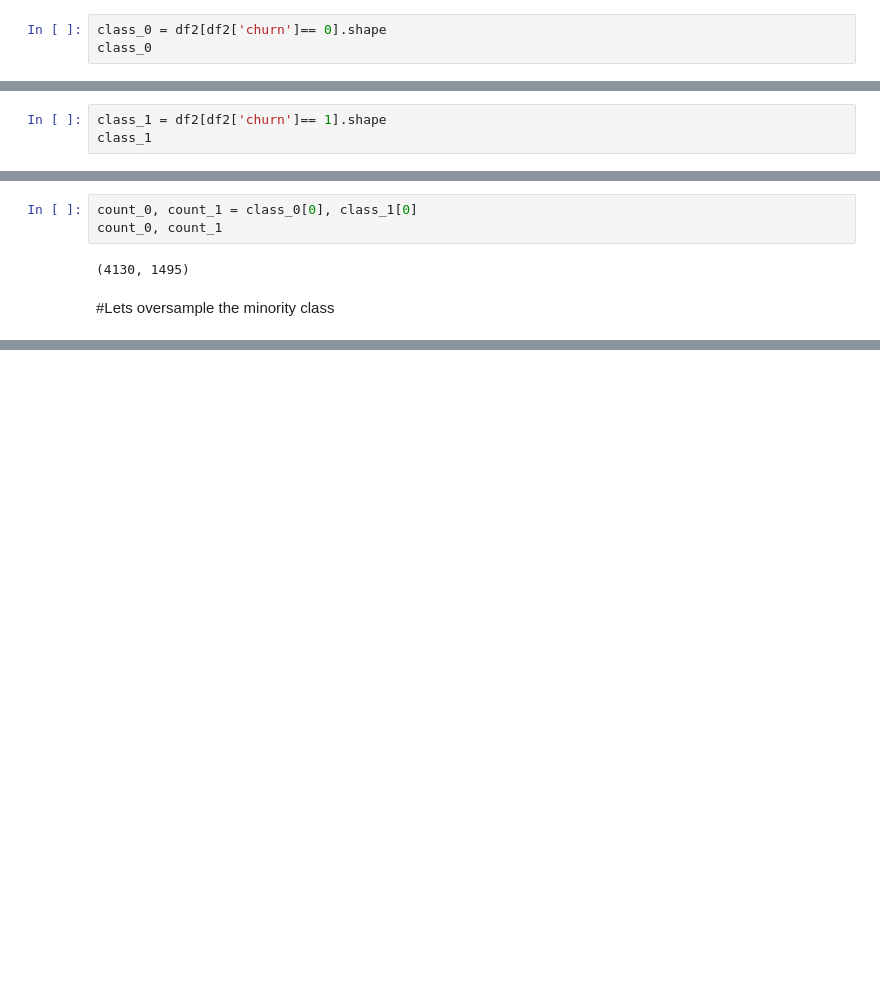
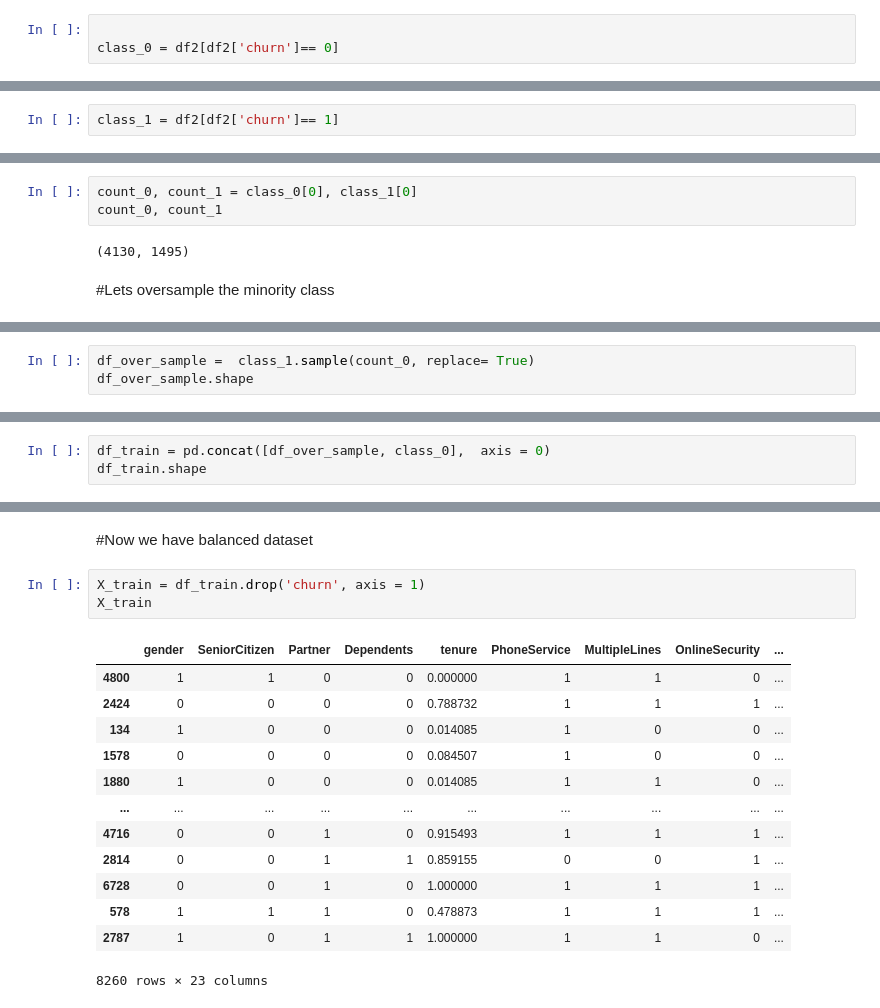
Before and after one commit to babatundeibukun/DEEP-LEARNING-PROJECT---COMPUTER, a Jupyter notebook: final_exercise_handling_imbalance.ipynb, the cells around one changed output, grey strips where cells are left out. Saved outputs shown, nothing was run; the diff lists cells and outputs as text; blank space fills up the shorter version.

```diff
--- a/final_exercise_handling_imbalance.ipynb
+++ b/final_exercise_handling_imbalance.ipynb
@@ -437,5 +455,5 @@ df2.shape
 # %% [output]
 (5625, 24)
 # %%
-class_0 = df2[df2['churn']== 0].shape
-class_0
+
+class_0 = df2[df2['churn']== 0]
@@ -444,3 +460,2 @@ class_0
 # %%
-class_1 = df2[df2['churn']== 1].shape
-class_1
+class_1 = df2[df2['churn']== 1]
@@ -457,0 +469,3 @@ df_over_sample =
+# %%
+df_over_sample =  class_1.sample(count_0, replace= True)
+df_over_sample.shape
@@ -457,0 +474,3 @@ df_over_sample =
+# %%
+df_train = pd.concat([df_over_sample, class_0],  axis = 0)
+df_train.shape
@@ -457,0 +487,19 @@ df_over_sample =
+# %% [markdown]
+#Now we have balanced dataset
+# %%
+X_train = df_train.drop('churn', axis = 1)
+X_train
+# %% [output]
+|  | gender | SeniorCitizen | Partner | Dependents | tenure | PhoneService | MultipleLines | OnlineSecurity | ... |
+| 4800 | 1 | 1 | 0 | 0 | 0.000000 | 1 | 1 | 0 | ... |
+| 2424 | 0 | 0 | 0 | 0 | 0.788732 | 1 | 1 | 1 | ... |
+| 134 | 1 | 0 | 0 | 0 | 0.014085 | 1 | 0 | 0 | ... |
+| 1578 | 0 | 0 | 0 | 0 | 0.084507 | 1 | 0 | 0 | ... |
+| 1880 | 1 | 0 | 0 | 0 | 0.014085 | 1 | 1 | 0 | ... |
+| ... | ... | ... | ... | ... | ... | ... | ... | ... | ... |
+| 4716 | 0 | 0 | 1 | 0 | 0.915493 | 1 | 1 | 1 | ... |
+| 2814 | 0 | 0 | 1 | 1 | 0.859155 | 0 | 0 | 1 | ... |
+| 6728 | 0 | 0 | 1 | 0 | 1.000000 | 1 | 1 | 1 | ... |
+| 578 | 1 | 1 | 1 | 0 | 0.478873 | 1 | 1 | 1 | ... |
+| 2787 | 1 | 0 | 1 | 1 | 1.000000 | 1 | 1 | 0 | ... |
+8260 rows × 23 columns
```
Also changed, not shown: parts of 25 cells of this notebook.
